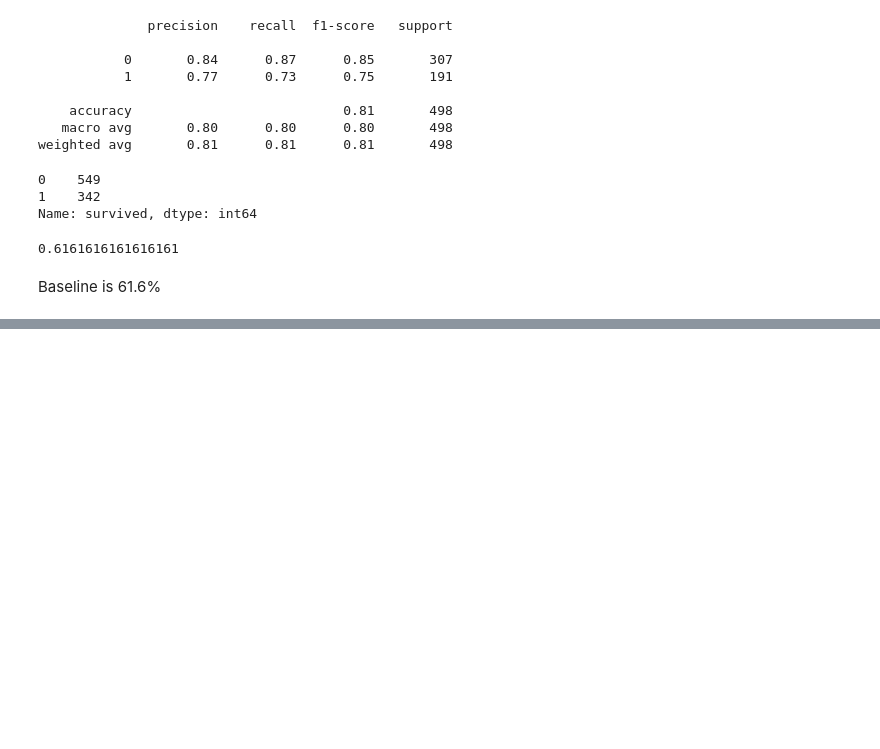
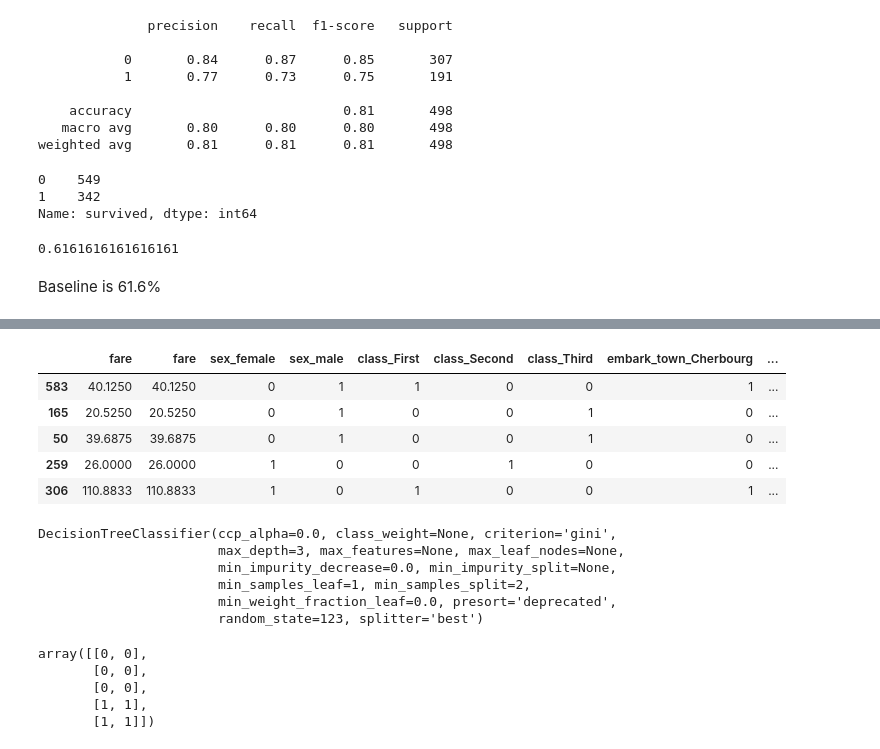
Before and after one commit to matt-c-knight/classification-exercises, a Jupyter notebook: model.ipynb, the cells around one changed output, grey strips where cells are left out. Drawn from its saved outputs; the diff is of its cells as text; code cells hidden in the pictures; blank space fills up the shorter version.

```diff
--- a/model.ipynb
+++ b/model.ipynb
@@ -546,0 +547,9 @@ titanic4.head
+# %%
+X_train.head()
+# %% [output]
+|  | fare | fare | sex_female | sex_male | class_First | class_Second | class_Third | embark_town_Cherbourg | ... |
+| 583 | 40.1250 | 40.1250 | 0 | 1 | 1 | 0 | 0 | 1 | ... |
+| 165 | 20.5250 | 20.5250 | 0 | 1 | 0 | 0 | 1 | 0 | ... |
+| 50 | 39.6875 | 39.6875 | 0 | 1 | 0 | 0 | 1 | 0 | ... |
+| 259 | 26.0000 | 26.0000 | 1 | 0 | 0 | 1 | 0 | 0 | ... |
+| 306 | 110.8833 | 110.8833 | 1 | 0 | 1 | 0 | 0 | 1 | ... |
@@ -546,0 +558,18 @@ titanic4.head
+# %%
+clf.fit(X_train, y_train)
+# %% [output]
+DecisionTreeClassifier(ccp_alpha=0.0, class_weight=None, criterion='gini',
+                       max_depth=3, max_features=None, max_leaf_nodes=None,
+                       min_impurity_decrease=0.0, min_impurity_split=None,
+                       min_samples_leaf=1, min_samples_split=2,
+                       min_weight_fraction_leaf=0.0, presort='deprecated',
+                       random_state=123, splitter='best')
+# %%
+y_pred = clf.predict(X_train)
+y_pred[0:5]
+# %% [output]
+array([[0, 0],
+       [0, 0],
+       [0, 0],
+       [1, 1],
+       [1, 1]])
```
Also changed, not shown: parts of 58 cells of this notebook.
